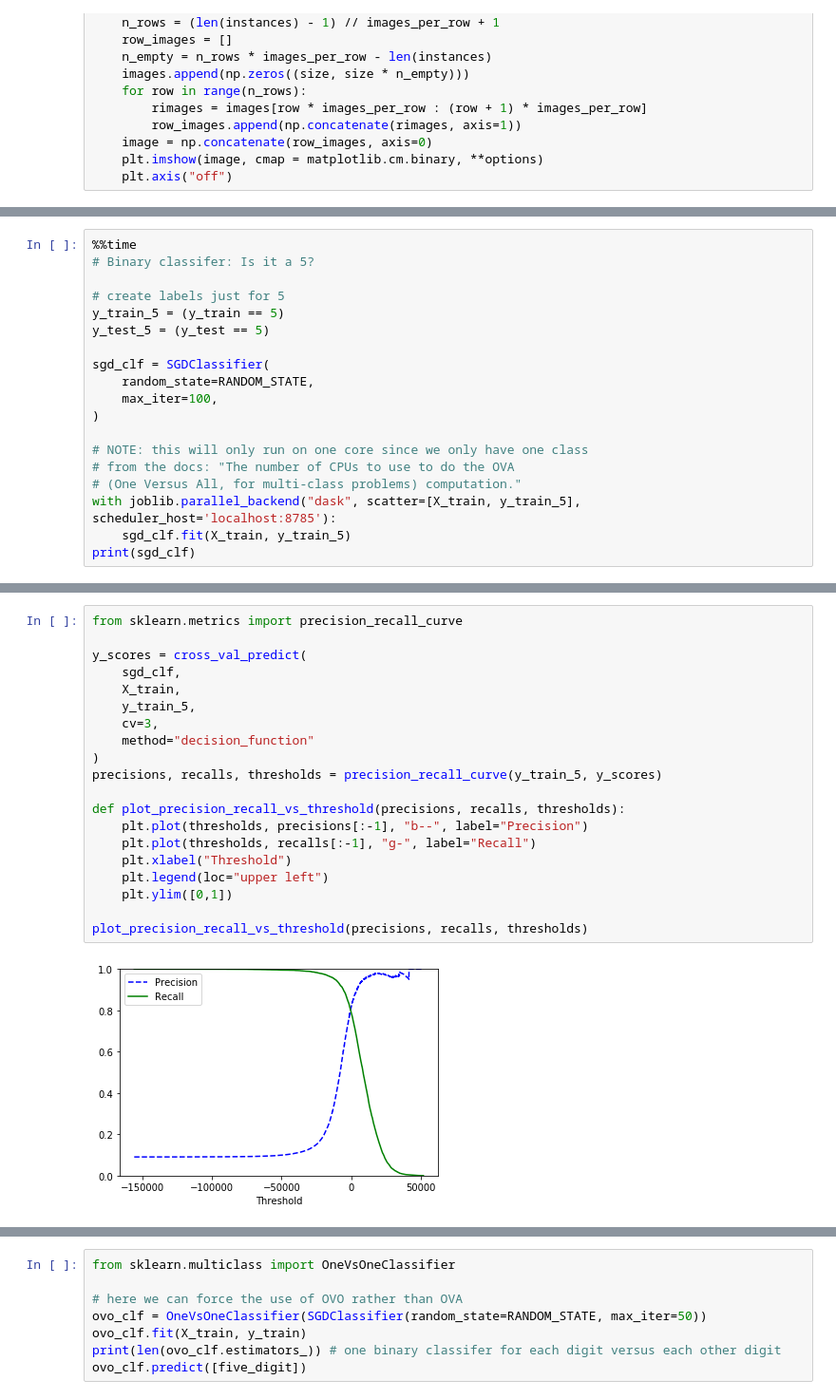
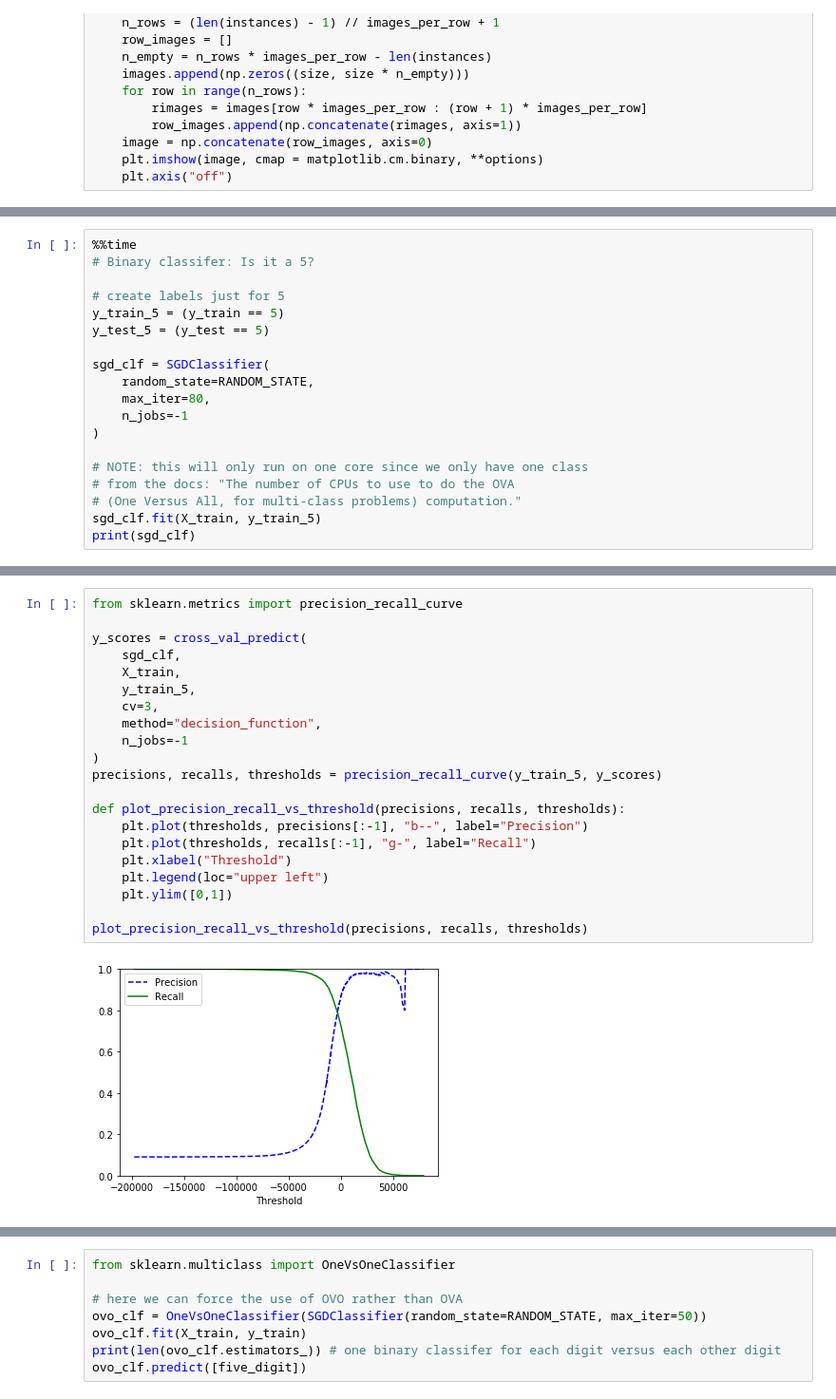
Before and after one commit to hammeiam/hands-on-with-ml, a Jupyter notebook: 3-classification.ipynb, the cells around one changed output, grey strips where cells are left out. Shown: that part at 95% size. Drawn from its saved outputs; the diff is of its cells as text.

```diff
--- a/3-classification.ipynb
+++ b/3-classification.ipynb
@@ -85,13 +91,13 @@ y_test_5 = (y_test == 5)
 
 sgd_clf = SGDClassifier(
     random_state=RANDOM_STATE,
-    max_iter=100,
+    max_iter=80,
+    n_jobs=-1
 )
 
 # NOTE: this will only run on one core since we only have one class
 # from the docs: "The number of CPUs to use to do the OVA
 # (One Versus All, for multi-class problems) computation."
-with joblib.parallel_backend("dask", scatter=[X_train, y_train_5], scheduler_host='localhost:8785'):
-    sgd_clf.fit(X_train, y_train_5)
+sgd_clf.fit(X_train, y_train_5)
 print(sgd_clf)
 # %% [output]
@@ -237,25 +244,26 @@ print(some_score > threshold2)
 # %%
 from sklearn.metrics import precision_recall_curve
 
 y_scores = cross_val_predict(
     sgd_clf,
     X_train,
     y_train_5,
     cv=3,
-    method="decision_function"
+    method="decision_function",
+    n_jobs=-1
 )
 precisions, recalls, thresholds = precision_recall_curve(y_train_5, y_scores)
 
 def plot_precision_recall_vs_threshold(precisions, recalls, thresholds):
     plt.plot(thresholds, precisions[:-1], "b--", label="Precision")
     plt.plot(thresholds, recalls[:-1], "g-", label="Recall")
     plt.xlabel("Threshold")
     plt.legend(loc="upper left")
     plt.ylim([0,1])
 
 plot_precision_recall_vs_threshold(precisions, recalls, thresholds)
 # %% [output]
-[figure, old version]
+[figure, new version]
 # %%
 # we can also just plot precision against recall
 def plot_precision_recall(precisions, recalls):
```
Also changed, not shown: parts of 33 cells of this notebook.
